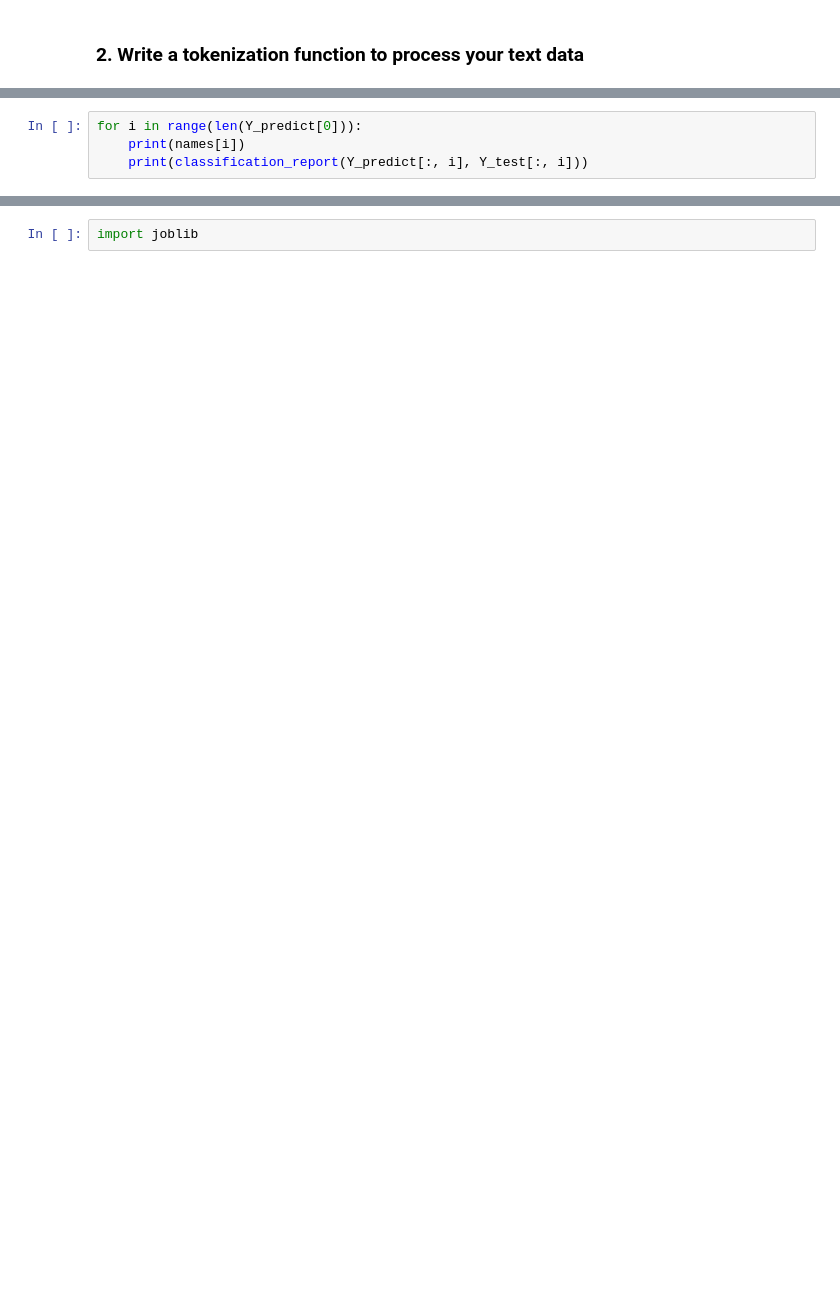
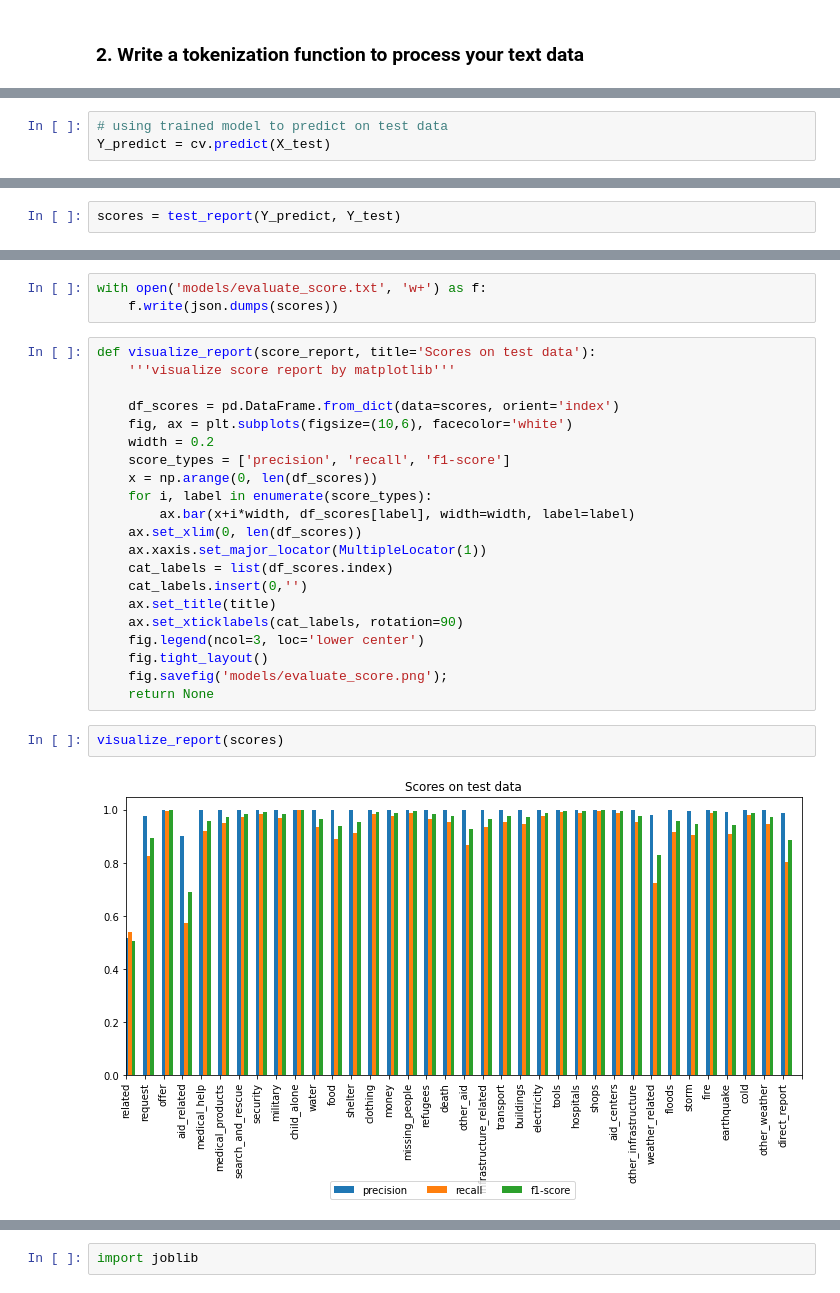
Before and after one commit to binh-bk/nltk-message-response, a Jupyter notebook: ML Pipeline Preparation.ipynb, the cells around one changed output, grey strips where cells are left out. Drawn from its saved outputs; the diff is of its cells as text; blank space fills up the shorter version.

```diff
--- a/ML Pipeline Preparation.ipynb
+++ b/ML Pipeline Preparation.ipynb
@@ -250,4 +48,0 @@ df[df['related'] == 2]
-# %%
-for i in range(len(Y_predict[0])):
-    print(names[i])
-    print(classification_report(Y_predict[:, i], Y_test[:, i]))
@@ -271,0 +327,3 @@ weighted avg       0.95      0.80      0.86      7863
+# %%
+# using trained model to predict on test data
+Y_predict = cv.predict(X_test)
@@ -271,0 +340,2 @@ weighted avg       0.95      0.80      0.86      7863
+# %%
+scores = test_report(Y_predict, Y_test)
@@ -271,0 +362,28 @@ weighted avg       0.95      0.80      0.86      7863
+# %%
+with open('models/evaluate_score.txt', 'w+') as f:
+    f.write(json.dumps(scores))
+# %%
+def visualize_report(score_report, title='Scores on test data'):
+    '''visualize score report by matplotlib'''
+
+    df_scores = pd.DataFrame.from_dict(data=scores, orient='index')
+    fig, ax = plt.subplots(figsize=(10,6), facecolor='white')
+    width = 0.2
+    score_types = ['precision', 'recall', 'f1-score']
+    x = np.arange(0, len(df_scores))
+    for i, label in enumerate(score_types):
+        ax.bar(x+i*width, df_scores[label], width=width, label=label)
+    ax.set_xlim(0, len(df_scores))
+    ax.xaxis.set_major_locator(MultipleLocator(1))
+    cat_labels = list(df_scores.index)
+    cat_labels.insert(0,'')
+    ax.set_title(title)
+    ax.set_xticklabels(cat_labels, rotation=90)
+    fig.legend(ncol=3, loc='lower center')
+    fig.tight_layout()
+    fig.savefig('models/evaluate_score.png');
+    return None
+# %%
+visualize_report(scores)
+# %% [output]
+[figure, added]
```
Also changed, not shown: parts of 80 cells of this notebook, 14 other files.
